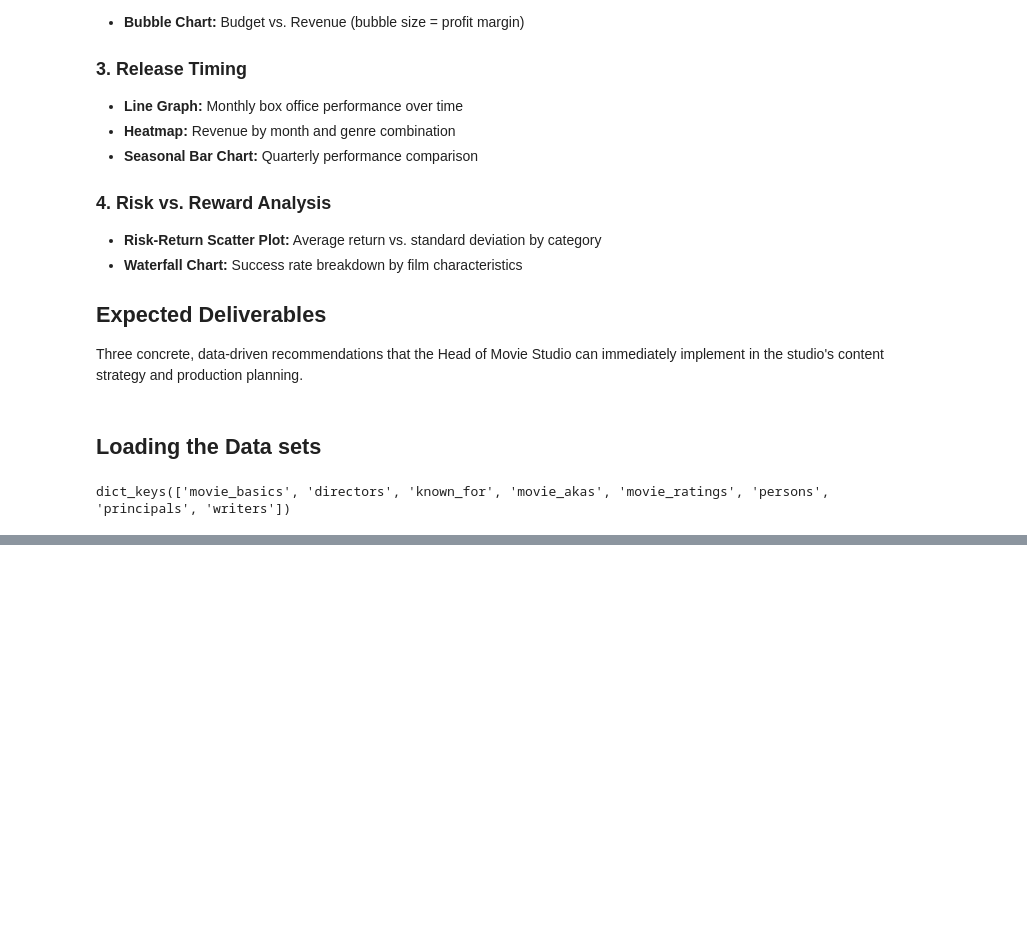
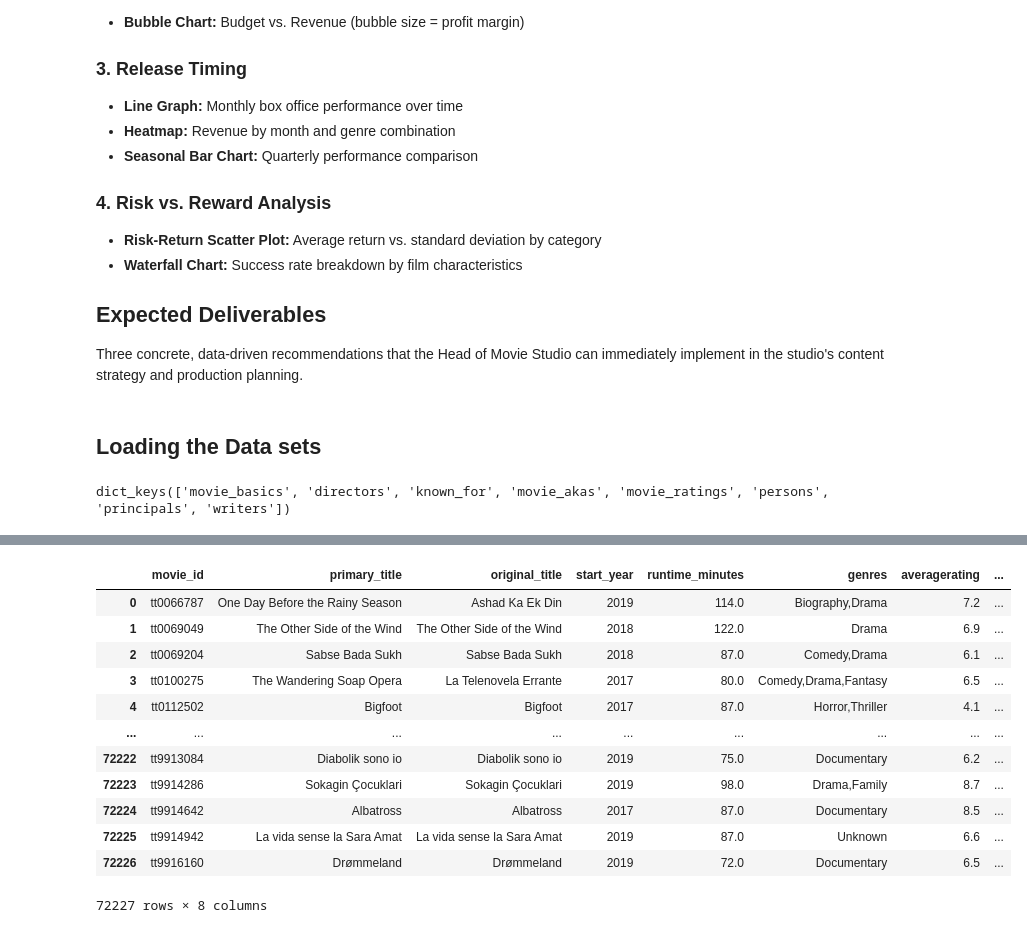
Before and after one commit to Arasirwa/stunning-computing-machine, a Jupyter notebook: notebooks/exploratory.ipynb, the cells around one changed output, grey strips where cells are left out. Saved outputs shown, nothing was run; the diff lists cells and outputs as text; code cells hidden in the pictures; blank space fills up the shorter version.

```diff
--- a/notebooks/exploratory.ipynb
+++ b/notebooks/exploratory.ipynb
@@ -124,0 +213,3 @@ tn_budget = pd.read_csv("../Data/tn.movie_budgets.csv")
+# %%
+movie_basics_cp = movie_basics_cp[movie_basics_cp['runtime_minutes'].between(40, 150)]
+movie_basics_cp.duplicated().sum()
@@ -124,0 +218,7 @@ tn_budget = pd.read_csv("../Data/tn.movie_budgets.csv")
+# %%
+movie_ratings = imdb_tables['movie_ratings']
+movie_ratings.shape
+movie_ratings.head()
+movie_ratings.describe()
+movie_ratings.info()
+movie_ratings.isna().sum()
@@ -124,0 +237,19 @@ tn_budget = pd.read_csv("../Data/tn.movie_budgets.csv")
+# %%
+movie_ratings_cp = movie_ratings.copy(deep=True)
+# %%
+movie_merge = movie_basics_cp.merge(movie_ratings_cp, on='movie_id', how='inner')
+movie_merge
+# %% [output]
+|  | movie_id | primary_title | original_title | start_year | runtime_minutes | genres | averagerating | ... |
+| 0 | tt0066787 | One Day Before the Rainy Season | Ashad Ka Ek Din | 2019 | 114.0 | Biography,Drama | 7.2 | ... |
+| 1 | tt0069049 | The Other Side of the Wind | The Other Side of the Wind | 2018 | 122.0 | Drama | 6.9 | ... |
+| 2 | tt0069204 | Sabse Bada Sukh | Sabse Bada Sukh | 2018 | 87.0 | Comedy,Drama | 6.1 | ... |
+| 3 | tt0100275 | The Wandering Soap Opera | La Telenovela Errante | 2017 | 80.0 | Comedy,Drama,Fantasy | 6.5 | ... |
+| 4 | tt0112502 | Bigfoot | Bigfoot | 2017 | 87.0 | Horror,Thriller | 4.1 | ... |
+| ... | ... | ... | ... | ... | ... | ... | ... | ... |
+| 72222 | tt9913084 | Diabolik sono io | Diabolik sono io | 2019 | 75.0 | Documentary | 6.2 | ... |
+| 72223 | tt9914286 | Sokagin Çocuklari | Sokagin Çocuklari | 2019 | 98.0 | Drama,Family | 8.7 | ... |
+| 72224 | tt9914642 | Albatross | Albatross | 2017 | 87.0 | Documentary | 8.5 | ... |
+| 72225 | tt9914942 | La vida sense la Sara Amat | La vida sense la Sara Amat | 2019 | 87.0 | Unknown | 6.6 | ... |
+| 72226 | tt9916160 | Drømmeland | Drømmeland | 2019 | 72.0 | Documentary | 6.5 | ... |
+72227 rows × 8 columns
```
Also changed, not shown: parts of 11 cells of this notebook.
